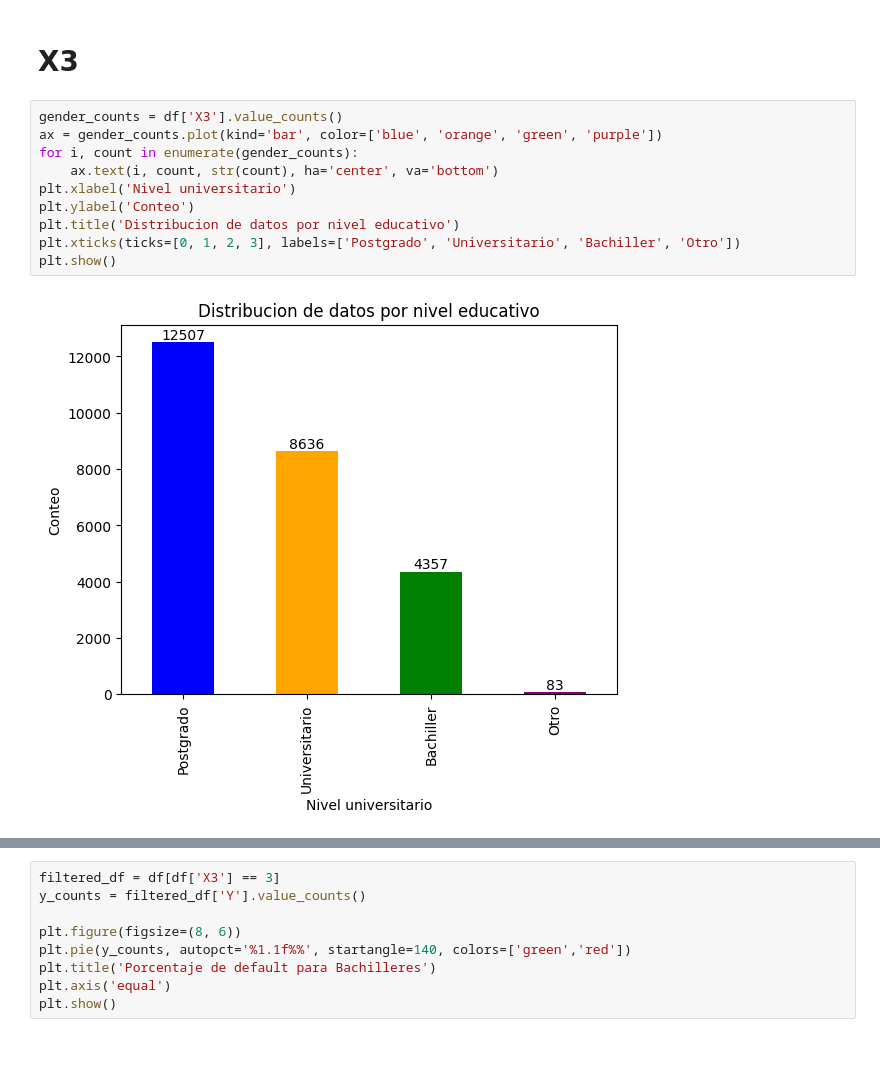
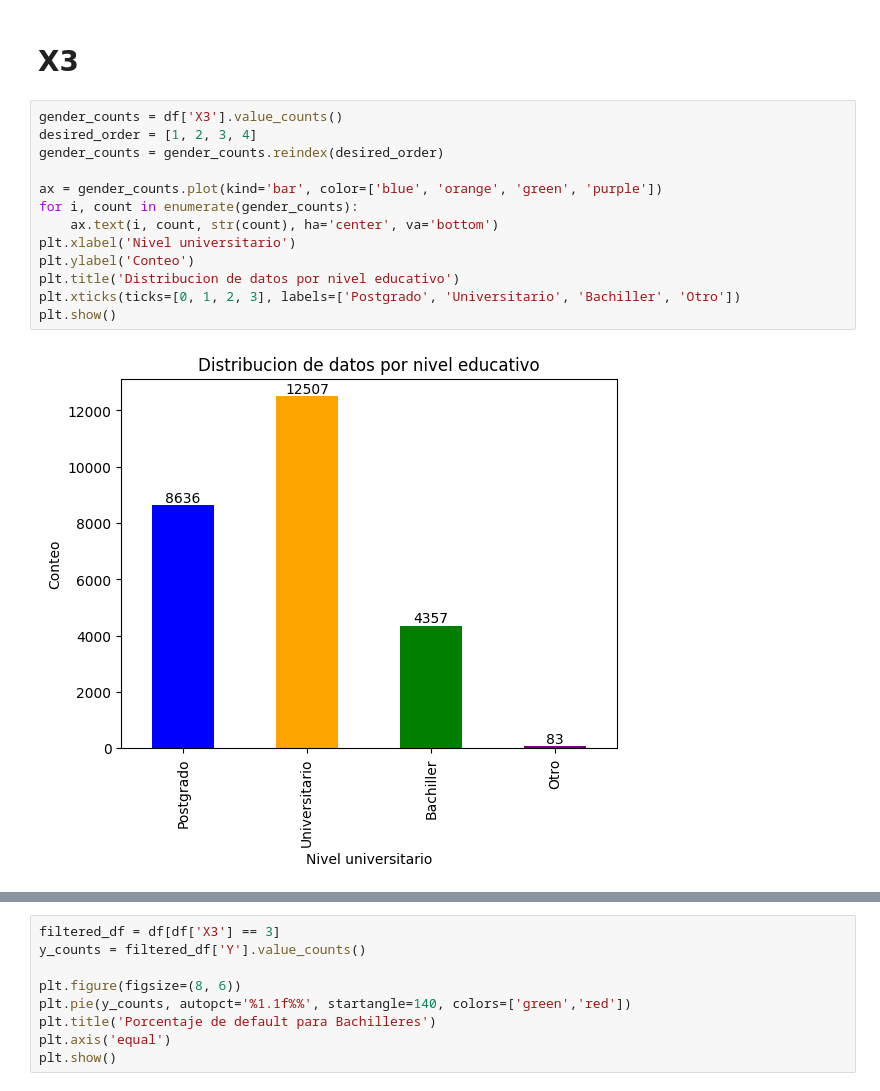
Before and after one commit to JuanSinisterra/Proyecto2_ACTD_ATJS, a Jupyter notebook: Tarea 3 - Exploración de datos/Tarea 3 - Exploración de datos.ipynb, the cells around one changed output, grey strips where cells are left out. Saved outputs shown, nothing was run; the diff lists cells and outputs as text; blank space fills up the shorter version.

```diff
--- a/Tarea 3 - Exploración de datos/Tarea 3 - Exploración de datos.ipynb
+++ b/Tarea 3 - Exploración de datos/Tarea 3 - Exploración de datos.ipynb
@@ -113,16 +113,19 @@ plt.show()
 # X3
 # %%
 gender_counts = df['X3'].value_counts()
+desired_order = [1, 2, 3, 4]
+gender_counts = gender_counts.reindex(desired_order)
+
 ax = gender_counts.plot(kind='bar', color=['blue', 'orange', 'green', 'purple'])
 for i, count in enumerate(gender_counts):
     ax.text(i, count, str(count), ha='center', va='bottom')
 plt.xlabel('Nivel universitario')
 plt.ylabel('Conteo')
 plt.title('Distribucion de datos por nivel educativo')
 plt.xticks(ticks=[0, 1, 2, 3], labels=['Postgrado', 'Universitario', 'Bachiller', 'Otro'])
 plt.show()
 # %% [output]
-[figure, old version]
+[figure, new version]
 # %%
 filtered_df = df[df['X3'] == 1]
 y_counts = filtered_df['Y'].value_counts()
```
Also changed, not shown: parts of 3 cells of this notebook.
